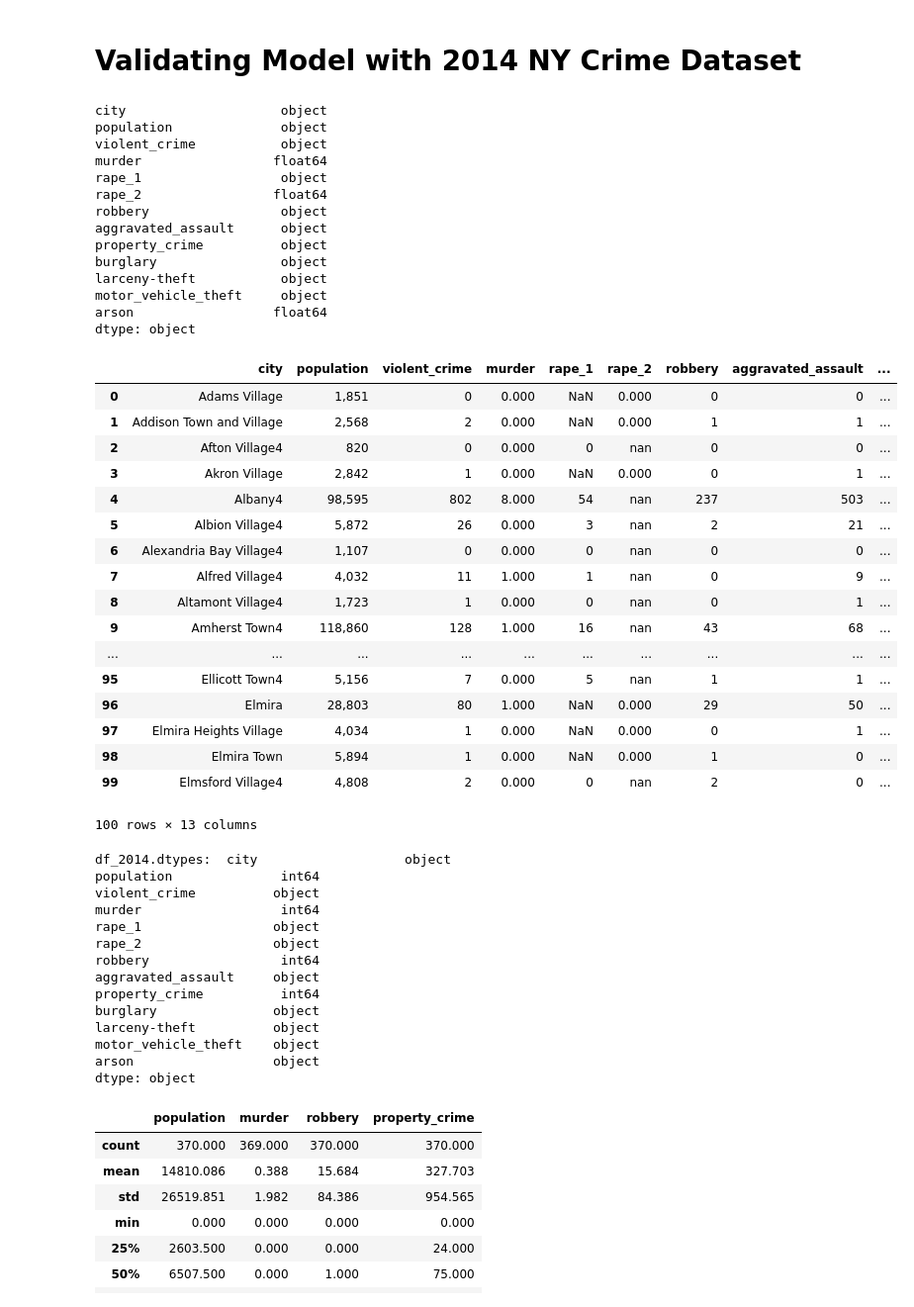
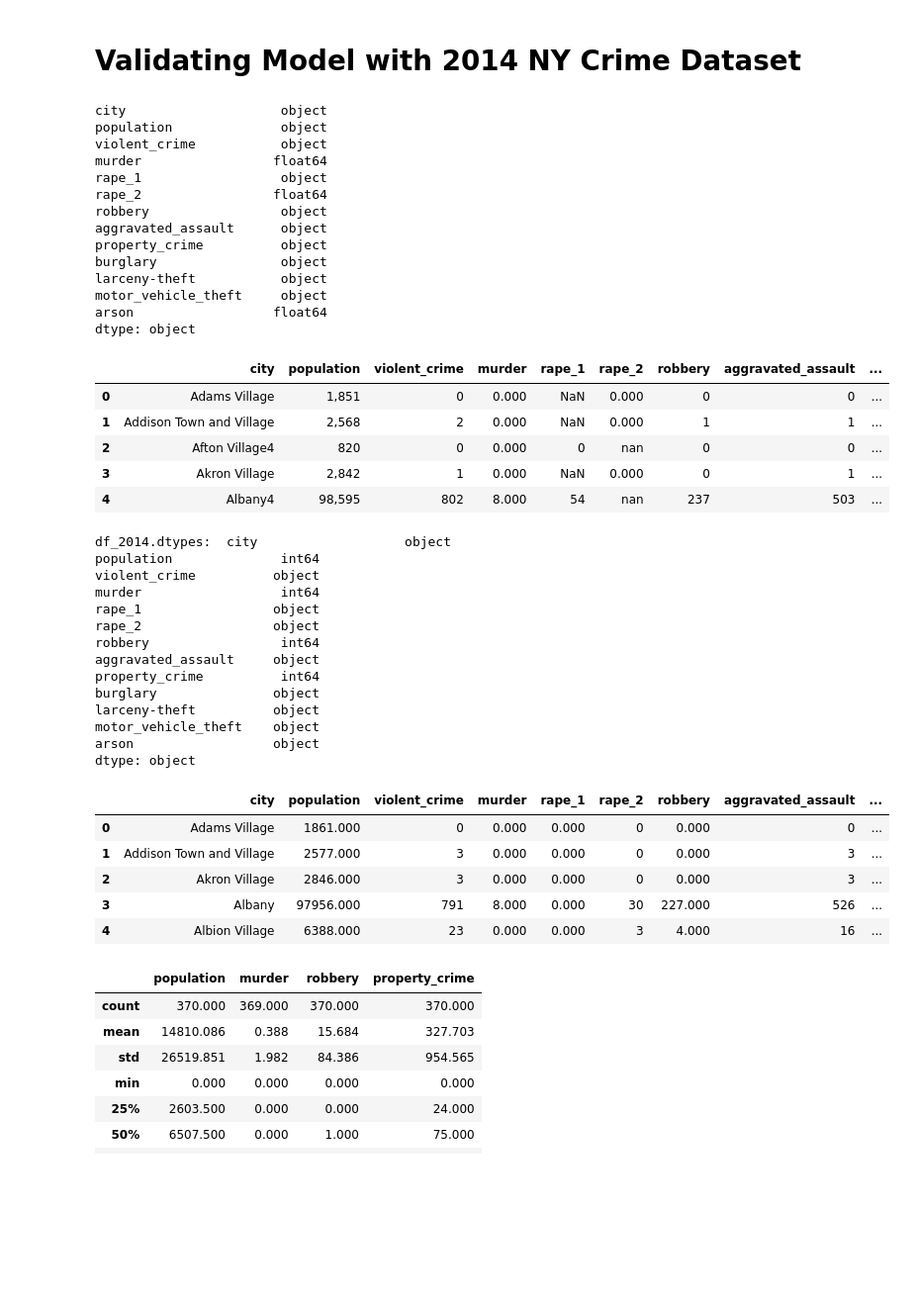
Before and after one commit to rakeshbhatia/thinkful, a Jupyter notebook: 2.5.2 Challenge Validating a linear regression.ipynb, the cells around one changed output. Shown: that part at 99% size. Cells and saved outputs as stored; diff of their text form; code cells hidden in the pictures; blank space fills up the shorter version.

```diff
--- a/2.5.2 Challenge Validating a linear regression.ipynb
+++ b/2.5.2 Challenge Validating a linear regression.ipynb
@@ -337,44 +337,32 @@ RMSE:
 # %%
 df_2014 = pd.read_csv('Table_8_Offenses_Known_to_Law_Enforcement_by_New_York_by_City_2014.csv')
 
 df_2014.columns = ['city', 'population', 'violent_crime', 'murder', 'rape_1', 'rape_2', 'robbery', 'aggravated_assault', 'property_crime', 'burglary', 'larceny-theft', 'motor_vehicle_theft', 'arson']
 
 print(df_2014.dtypes)
 
-df_2014.head(100)
+df_2014.head()
 # %% [output]
 city                    object
 population              object
 violent_crime           object
 murder                 float64
 rape_1                  object
 rape_2                 float64
 robbery                 object
 aggravated_assault      object
 property_crime          object
 burglary                object
 larceny-theft           object
 motor_vehicle_theft     object
 arson                  float64
 dtype: object
 |  | city | population | violent_crime | murder | rape_1 | rape_2 | robbery | aggravated_assault | ... |
 | 0 | Adams Village | 1,851 | 0 | 0.000 | NaN | 0.000 | 0 | 0 | ... |
 | 1 | Addison Town and Village | 2,568 | 2 | 0.000 | NaN | 0.000 | 1 | 1 | ... |
 | 2 | Afton Village4 | 820 | 0 | 0.000 | 0 | nan | 0 | 0 | ... |
 | 3 | Akron Village | 2,842 | 1 | 0.000 | NaN | 0.000 | 0 | 1 | ... |
 | 4 | Albany4 | 98,595 | 802 | 8.000 | 54 | nan | 237 | 503 | ... |
-| 5 | Albion Village4 | 5,872 | 26 | 0.000 | 3 | nan | 2 | 21 | ... |
-| 6 | Alexandria Bay Village4 | 1,107 | 0 | 0.000 | 0 | nan | 0 | 0 | ... |
-| 7 | Alfred Village4 | 4,032 | 11 | 1.000 | 1 | nan | 0 | 9 | ... |
-| 8 | Altamont Village4 | 1,723 | 1 | 0.000 | 0 | nan | 0 | 1 | ... |
-| 9 | Amherst Town4 | 118,860 | 128 | 1.000 | 16 | nan | 43 | 68 | ... |
-| ... | ... | ... | ... | ... | ... | ... | ... | ... | ... |
-| 95 | Ellicott Town4 | 5,156 | 7 | 0.000 | 5 | nan | 1 | 1 | ... |
-| 96 | Elmira | 28,803 | 80 | 1.000 | NaN | 0.000 | 29 | 50 | ... |
-| 97 | Elmira Heights Village | 4,034 | 1 | 0.000 | NaN | 0.000 | 0 | 1 | ... |
-| 98 | Elmira Town | 5,894 | 1 | 0.000 | NaN | 0.000 | 1 | 0 | ... |
-| 99 | Elmsford Village4 | 4,808 | 2 | 0.000 | 0 | nan | 2 | 0 | ... |
-100 rows × 13 columns
 # %%
 df_2014 = df_2014.fillna('0')
 
@@ -388,6 +376,8 @@ df_2014['robbery'] = df_2014['robbery'].map(lambda x: int(x.replace(',', '')))
 df_2014['property_crime'] = df_2014['property_crime'].map(lambda x: int(x.replace(',', '')))
 
 print('df_2014.dtypes: ', df_2014.dtypes)
+
+df.head()
 # %% [output]
 df_2014.dtypes:  city                   object
 population              int64
@@ -403,6 +393,12 @@ larceny-theft          object
 motor_vehicle_theft    object
 arson                  object
 dtype: object
+|  | city | population | violent_crime | murder | rape_1 | rape_2 | robbery | aggravated_assault | ... |
+| 0 | Adams Village | 1861.000 | 0 | 0.000 | 0.000 | 0 | 0.000 | 0 | ... |
+| 1 | Addison Town and Village | 2577.000 | 3 | 0.000 | 0.000 | 0 | 0.000 | 3 | ... |
+| 2 | Akron Village | 2846.000 | 3 | 0.000 | 0.000 | 0 | 0.000 | 3 | ... |
+| 3 | Albany | 97956.000 | 791 | 8.000 | 0.000 | 30 | 227.000 | 526 | ... |
+| 4 | Albion Village | 6388.000 | 23 | 0.000 | 0.000 | 3 | 4.000 | 16 | ... |
 # %%
 df_2014 = df_2014.fillna(0)
 
```
Also changed, not shown: parts of 1 cell of this notebook.
